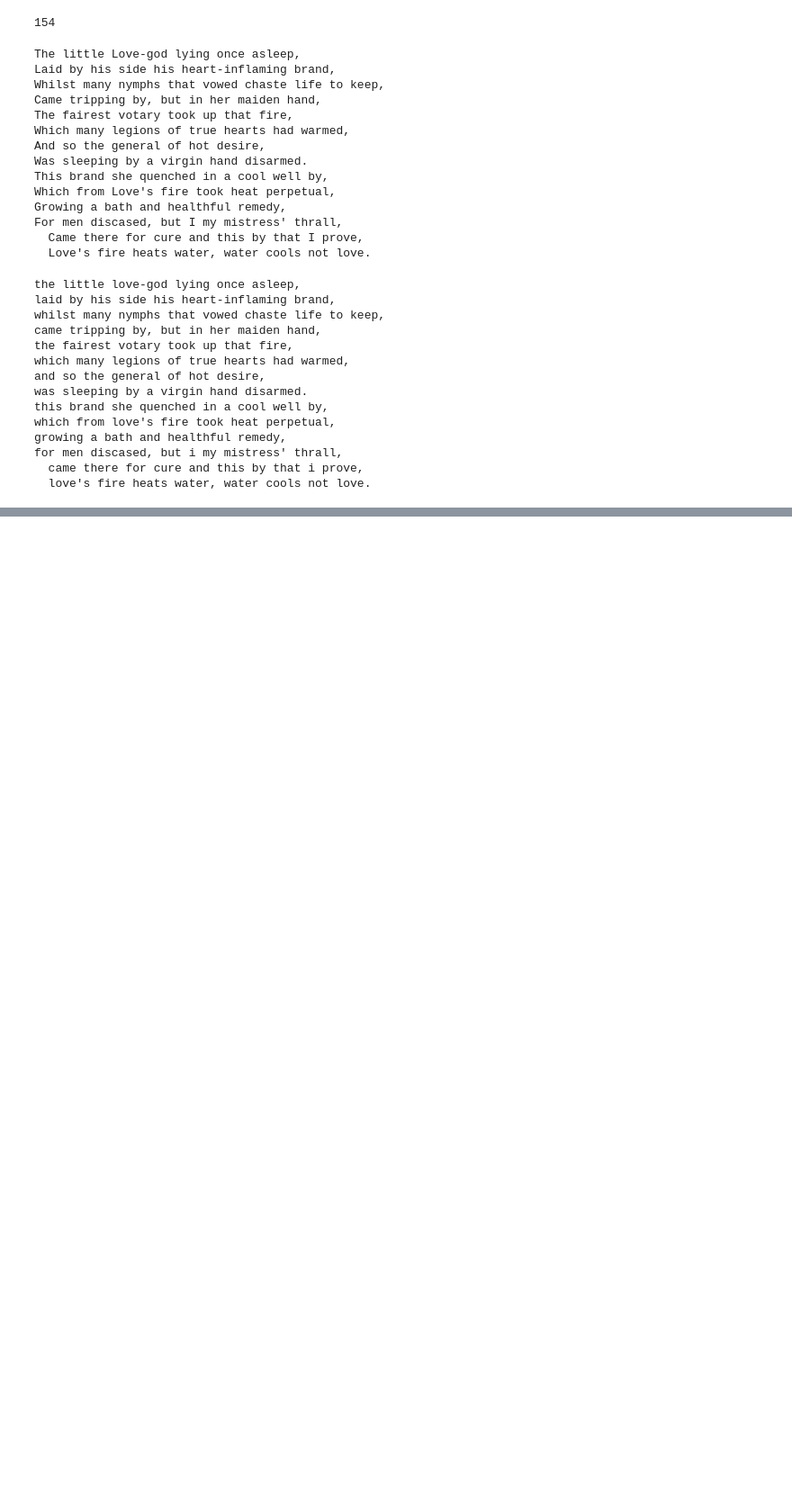
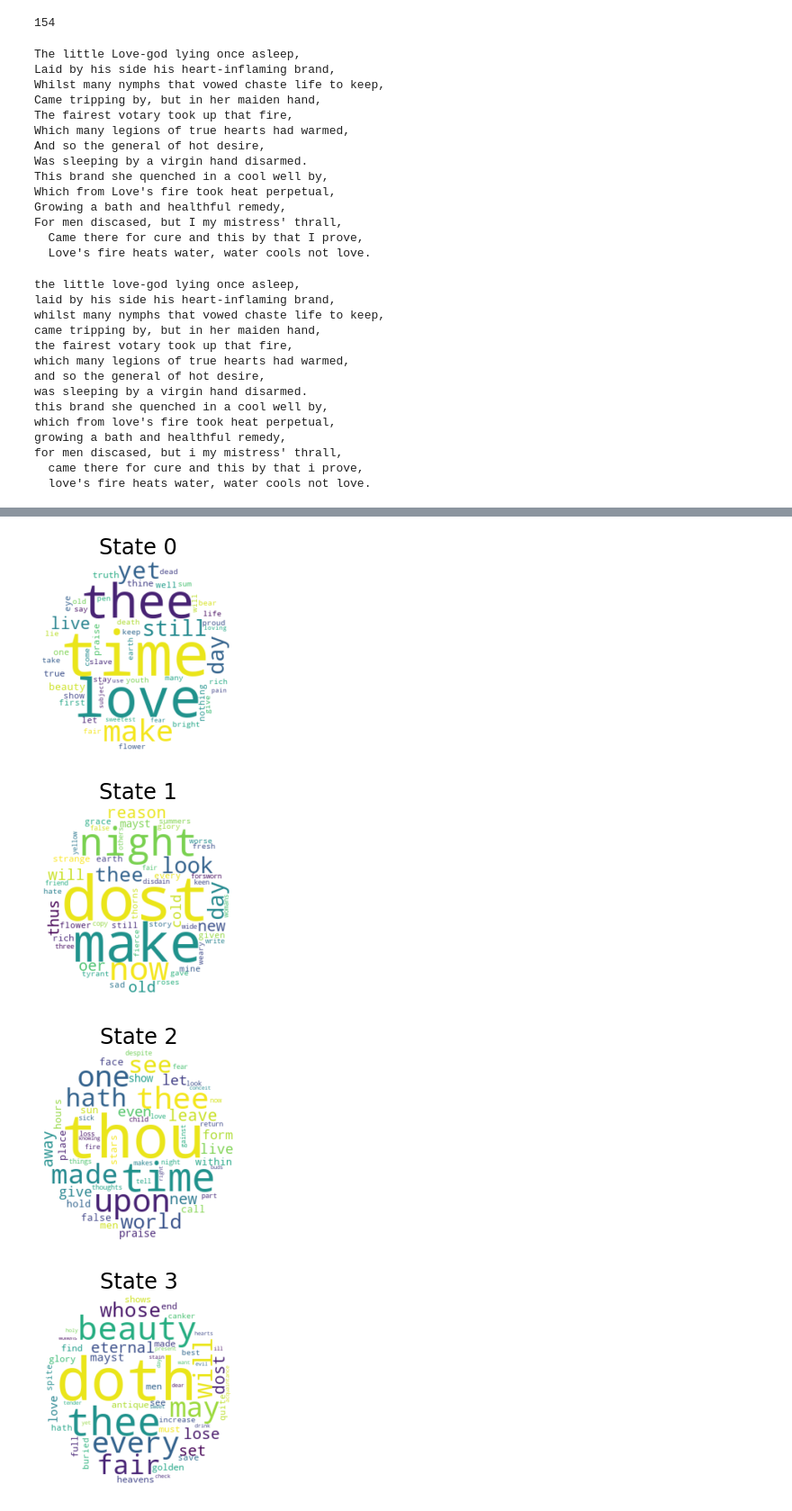
Before and after one commit to gmessner111/CS-155-Project-3, a Jupyter notebook: CS 155 Project 3.ipynb, the cells around one changed output, grey strips where cells are left out. Shown at 90% size. Saved outputs shown, nothing was run; the diff lists cells and outputs as text; code cells hidden in the pictures; blank space fills up the shorter version.

```diff
--- a/CS 155 Project 3.ipynb
+++ b/CS 155 Project 3.ipynb
@@ -156,0 +394,7 @@ in
+# %%
+wordclouds = states_to_wordclouds(hmm8, obs_map)
+# %% [output]
+[figure, added]
+[figure, added]
+[figure, added]
+[figure, added]
```
Also changed, not shown: parts of 28 cells of this notebook.
